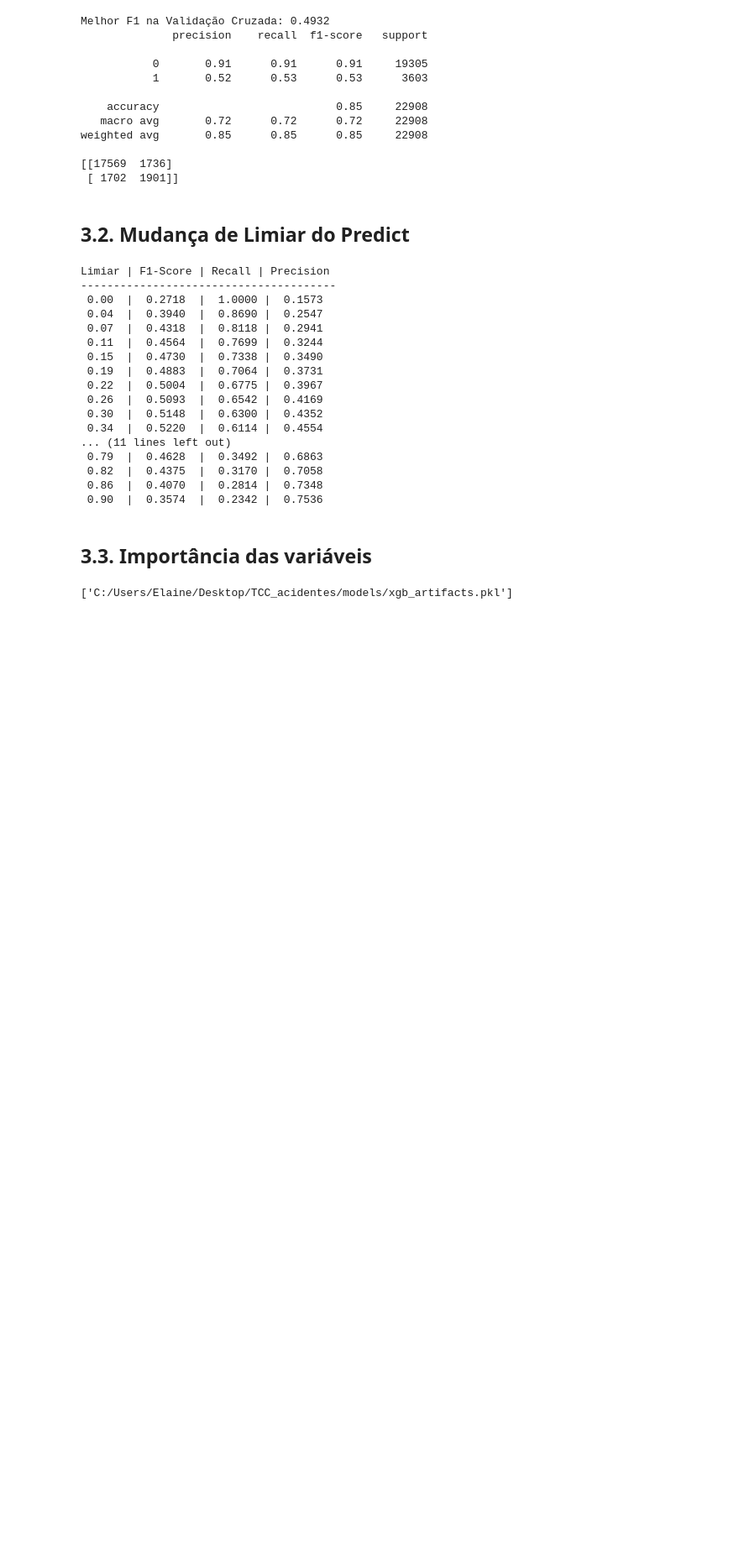
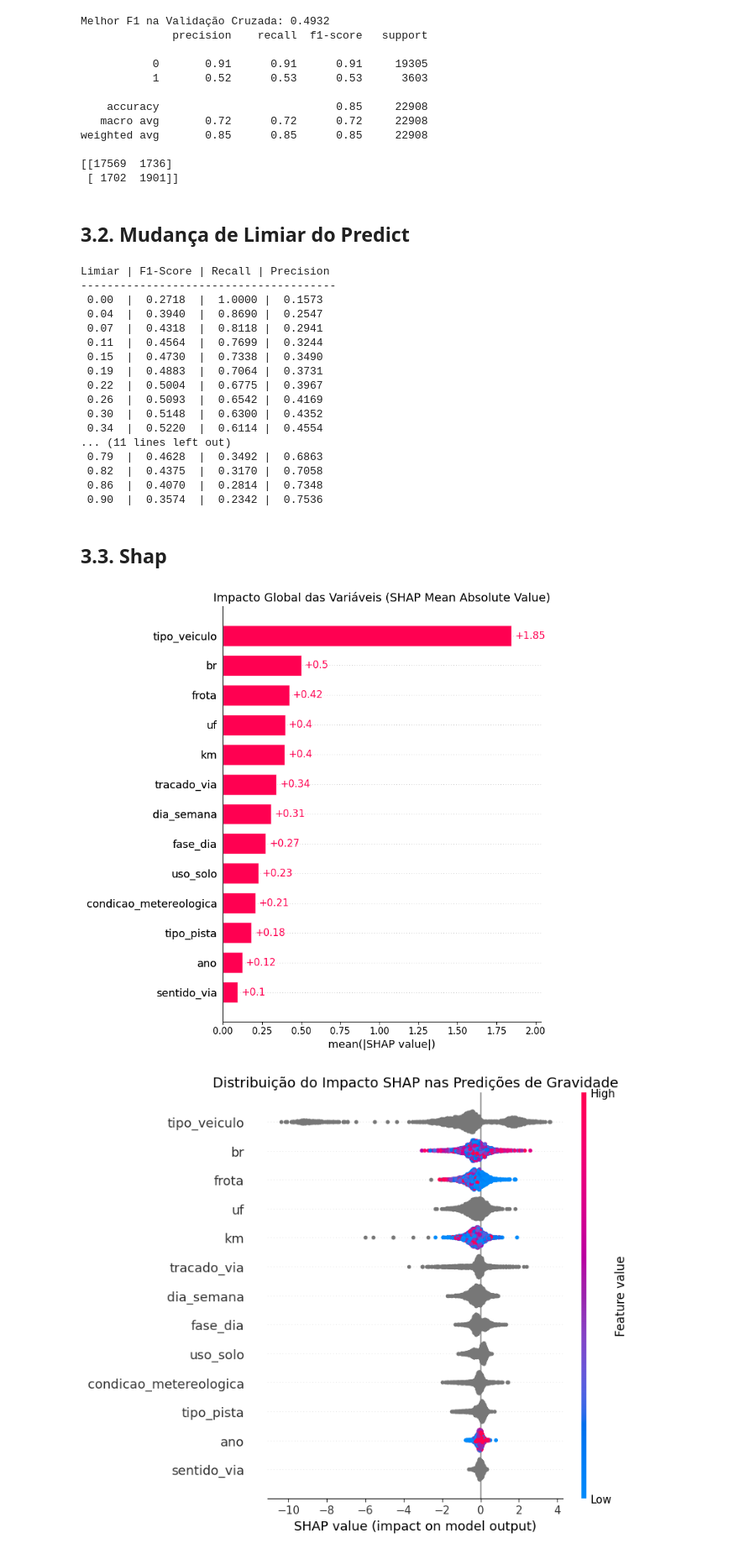
Before and after one commit to elainerreis/predicao_acidentes_rodoviarios, a Jupyter notebook: notebooks/03_notebook.ipynb, the cells around one changed output. Shown at 84% size. Saved outputs shown, nothing was run; the diff lists cells and outputs as text; code cells hidden in the pictures; blank space fills up the shorter version.

```diff
--- a/notebooks/03_notebook.ipynb
+++ b/notebooks/03_notebook.ipynb
@@ -211,5 +205,3 @@ Limiar | F1-Score | Recall | Precision
  0.82  |  0.4375  |  0.3170 |  0.7058
  0.86  |  0.4070  |  0.2814 |  0.7348
  0.90  |  0.3574  |  0.2342 |  0.7536
-# %% [markdown]
-## 3.3. Importância das variáveis
@@ -245,4 +208,47 @@ artifacts = {
-# %%
-joblib.dump(artifacts, "C:/Users/Elaine/Desktop/TCC_acidentes/models/xgb_artifacts.pkl")
-# %% [output]
-['C:/Users/Elaine/Desktop/TCC_acidentes/models/xgb_artifacts.pkl']
+# %% [markdown]
+## 3.3. Shap
+# %%
+modelo_xgb = artifacts["model"]
+categorias_salvas = artifacts["categories"]
+ordem_colunas = artifacts["feature_order"]
+
+# 2. Pegar uma amostra dos dados de teste para o SHAP (para não travar o PC)
+# Use o seu X_test original aqui. Vamos pegar 3000 linhas aleatórias.
+X_shap = X_test.sample(n=3000, random_state=42).copy()
+
+# Garantir que a ordem das colunas é exatamente a mesma do treino
+X_shap = X_shap[ordem_colunas]
+
+# 3. Reaplicar os tipos categóricos exatos que o modelo espera
+for col, valid_categories in categorias_salvas.items():
+    X_shap[col] = X_shap[col].astype(str).astype('category')
+    X_shap[col] = X_shap[col].cat.set_categories(valid_categories)
+
+# 4. Inicializar o Explainer do SHAP para modelos de Árvore
+explainer = shap.TreeExplainer(modelo_xgb)
+
+# Calcular os valores SHAP (Isso pode levar de alguns segundos a um par de minutos)
+shap_values = explainer(X_shap)
+
+# ==============================================================================
+# GRÁFICO 1: Gráfico de Barras (Impacto Global / Importância Média Absoluta)
+# Mostra QUAIS variáveis são as mais importantes no geral.
+# ==============================================================================
+plt.figure(figsize=(10, 6))
+shap.plots.bar(shap_values, max_display=15, show=False)
+plt.title('Impacto Global das Variáveis (SHAP Mean Absolute Value)', fontsize=14)
+plt.tight_layout()
+plt.show()
+
+# ==============================================================================
+# GRÁFICO 2: Gráfico de Abelha / Beeswarm (Direção do Impacto)
+# Mostra COMO a variável afeta a predição (aumenta ou diminui a chance de gravidade).
+# ==============================================================================
+plt.figure(figsize=(10, 6))
+shap.plots.beeswarm(shap_values, max_display=15, show=False)
+plt.title('Distribuição do Impacto SHAP nas Predições de Gravidade', fontsize=14)
+plt.tight_layout()
+plt.show()
+# %% [output]
+[figure, added]
+[figure, added]
```
Also changed, not shown: parts of 6 cells of this notebook, 14 other files.
